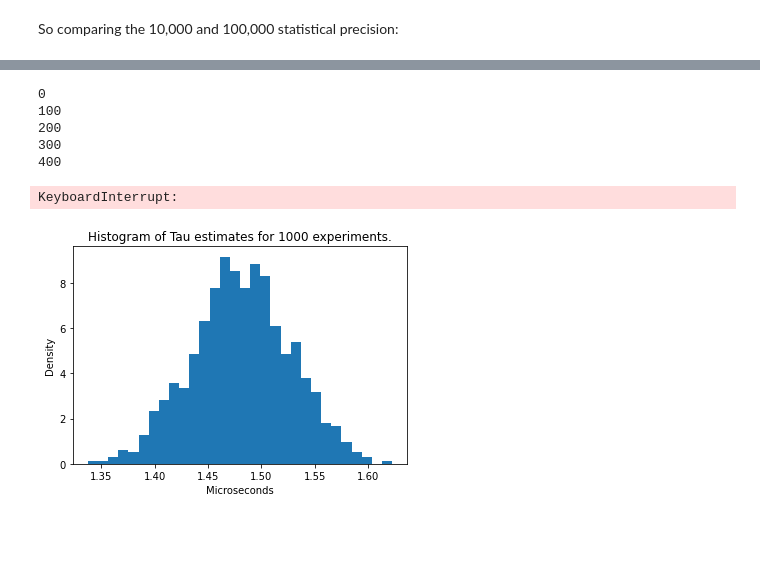
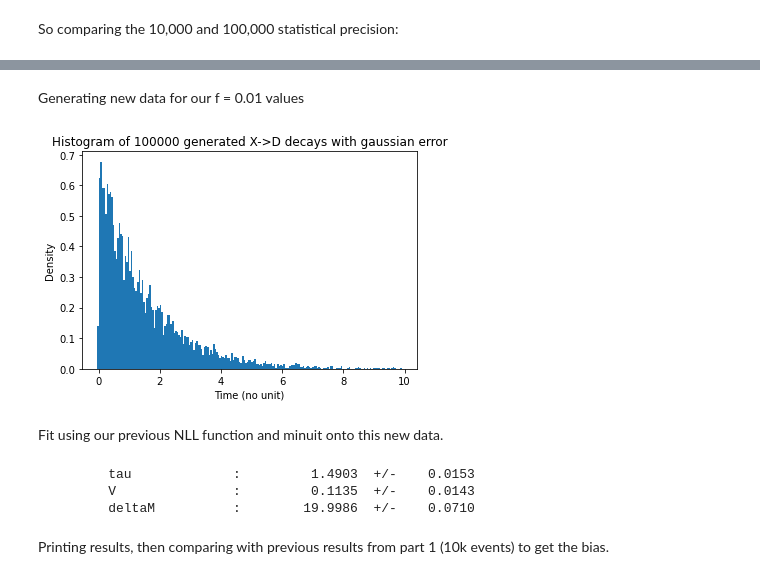
Before and after one commit to CasperMcTavish/DAML, a Jupyter notebook: P2-WAITON-S1739002.ipynb, the cells around one changed output, grey strips where cells are left out. Saved outputs shown, nothing was run; the diff lists cells and outputs as text; code cells hidden in the pictures; blank space fills up the shorter version.

```diff
--- a/P2-WAITON-S1739002.ipynb
+++ b/P2-WAITON-S1739002.ipynb
@@ -419,18 +339,0 @@ def iterator(iterations, tau, V, deltaM):
-# %%
-tau_list = iterator(10000, tau, V, deltaM)
-# %% [output]
-0
-100
-200
-300
-400
-KeyboardInterrupt:
-# %%
-# Plot
-plt.title("Histogram of Tau estimates for 1000 experiments.")
-plt.xlabel("Microseconds")
-plt.ylabel("Density")
-plt.hist(tau_list, bins = 30, density = True)
-plt.show()
-# %% [output]
-[figure, removed]
@@ -436,0 +380,22 @@ plt.show()
+# %% [markdown]
+Generating new data for our f = 0.01 values
+# %%
+# Generate new data with our box_sim_gauss function, f = 0.01
+pdf_list = box_sim_gauss(10000, tau, V, deltaM, 10, 0.01)
+
+# plot histogram
+plot_hist("Histogram of 100000 generated X->D decays with gaussian error", pdf_list)
+# %% [output]
+[figure, added]
+# %% [markdown]
+Fit using our previous NLL function and minuit onto this new data.
+# %%
+# Apply minuit and show results
+o = minuit_process(nll_decay)
+showIminuitResult(("tau","V","deltaM"), o)
+# %% [output]
+         tau             :         1.4903  +/-    0.0153
+         V               :         0.1135  +/-    0.0143
+         deltaM          :        19.9986  +/-    0.0710
+# %% [markdown]
+Printing results, then comparing with previous results from part 1 (10k events) to get the bias.
```
Also changed, not shown: parts of 62 cells of this notebook.
